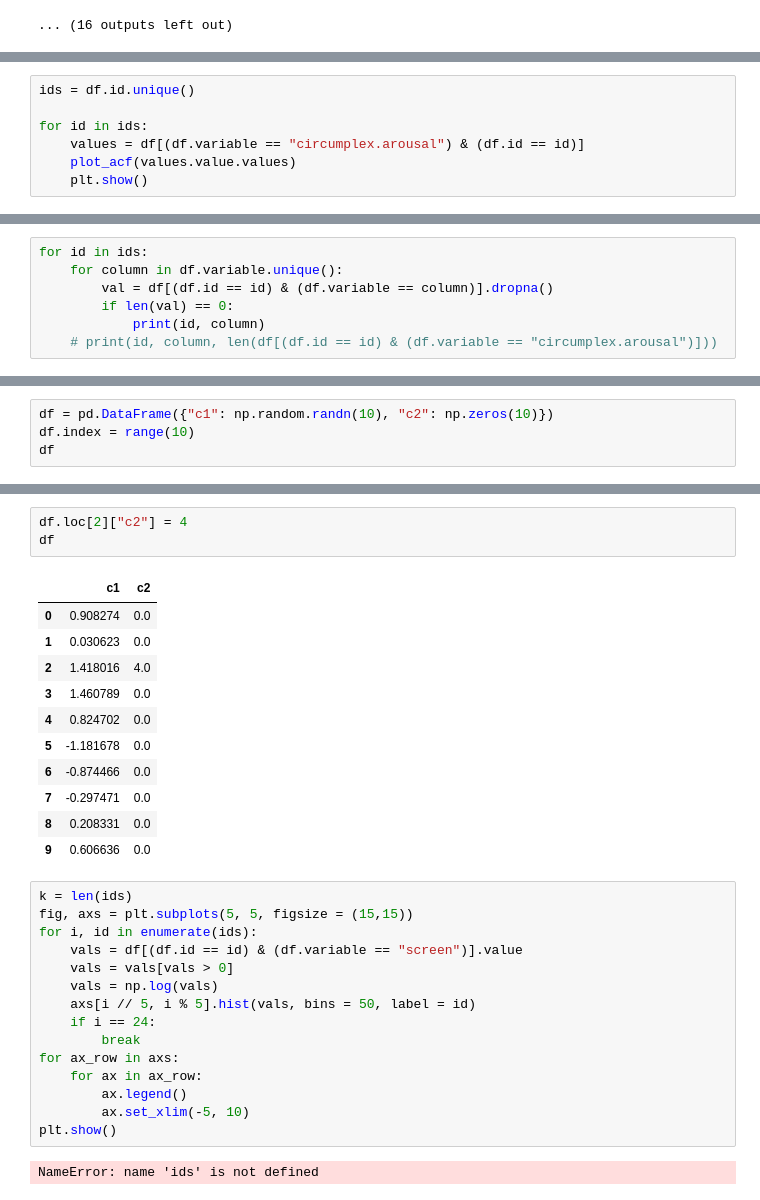
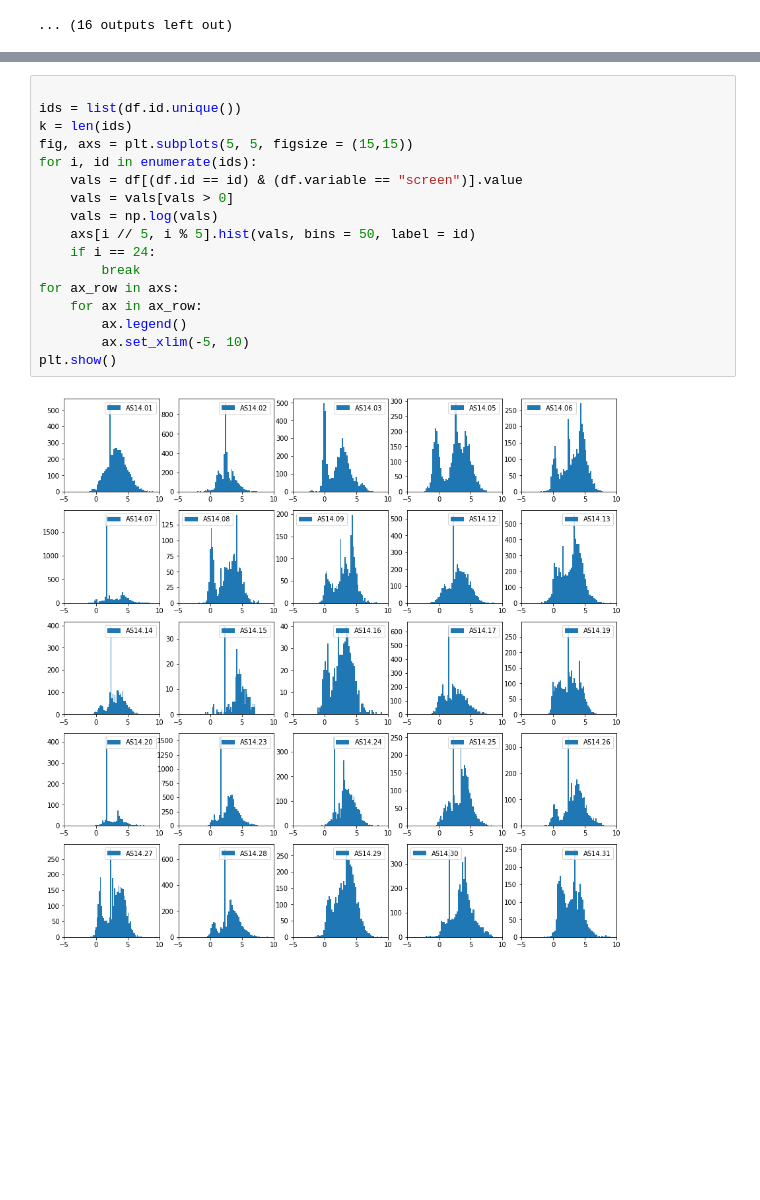
Before and after one commit to siemfenne/dataminingtechniques, a Jupyter notebook: assignment1/data_investigation.ipynb, the cells around one changed output, grey strips where cells are left out. Saved outputs shown, nothing was run; the diff lists cells and outputs as text; blank space fills up the shorter version.

```diff
--- a/assignment1/data_investigation.ipynb
+++ b/assignment1/data_investigation.ipynb
@@ -257,7 +193,0 @@ df_pivot["nansum", "circumplex.arousal"].isna().sum()
-# %%
-ids = df.id.unique()
-
-for id in ids:
-    values = df[(df.variable == "circumplex.arousal") & (df.id == id)]
-    plot_acf(values.value.values)
-    plt.show()
@@ -303,7 +193,0 @@ t.pivot_table(values="value", columns="variable", aggfunc=["count"])
-# %%
-for id in ids:
-    for column in df.variable.unique():
-        val = df[(df.id == id) & (df.variable == column)].dropna()
-        if len(val) == 0:
-            print(id, column)
-    # print(id, column, len(df[(df.id == id) & (df.variable == "circumplex.arousal")]))
@@ -359,4 +193,0 @@ Name: time, Length: 1056, dtype: datetime64[ns]
-# %%
-df = pd.DataFrame({"c1": np.random.randn(10), "c2": np.zeros(10)})
-df.index = range(10)
-df
@@ -375,32 +194,19 @@ df
-# %%
-df.loc[2]["c2"] = 4
-df
-# %% [output]
-|  | c1 | c2 |
-| 0 | 0.908274 | 0.0 |
-| 1 | 0.030623 | 0.0 |
-| 2 | 1.418016 | 4.0 |
-| 3 | 1.460789 | 0.0 |
-| 4 | 0.824702 | 0.0 |
-| 5 | -1.181678 | 0.0 |
-| 6 | -0.874466 | 0.0 |
-| 7 | -0.297471 | 0.0 |
-| 8 | 0.208331 | 0.0 |
-| 9 | 0.606636 | 0.0 |
 # %%
+
+ids = list(df.id.unique())
 k = len(ids)
 fig, axs = plt.subplots(5, 5, figsize = (15,15))
 for i, id in enumerate(ids):
     vals = df[(df.id == id) & (df.variable == "screen")].value
     vals = vals[vals > 0]
     vals = np.log(vals)
     axs[i // 5, i % 5].hist(vals, bins = 50, label = id)
     if i == 24:
         break
 for ax_row in axs:
     for ax in ax_row:
         ax.legend()
         ax.set_xlim(-5, 10)
 plt.show()
 # %% [output]
-NameError: name 'ids' is not defined
+[figure, added]
```
Also changed, not shown: parts of 23 cells of this notebook, 6 other files.
